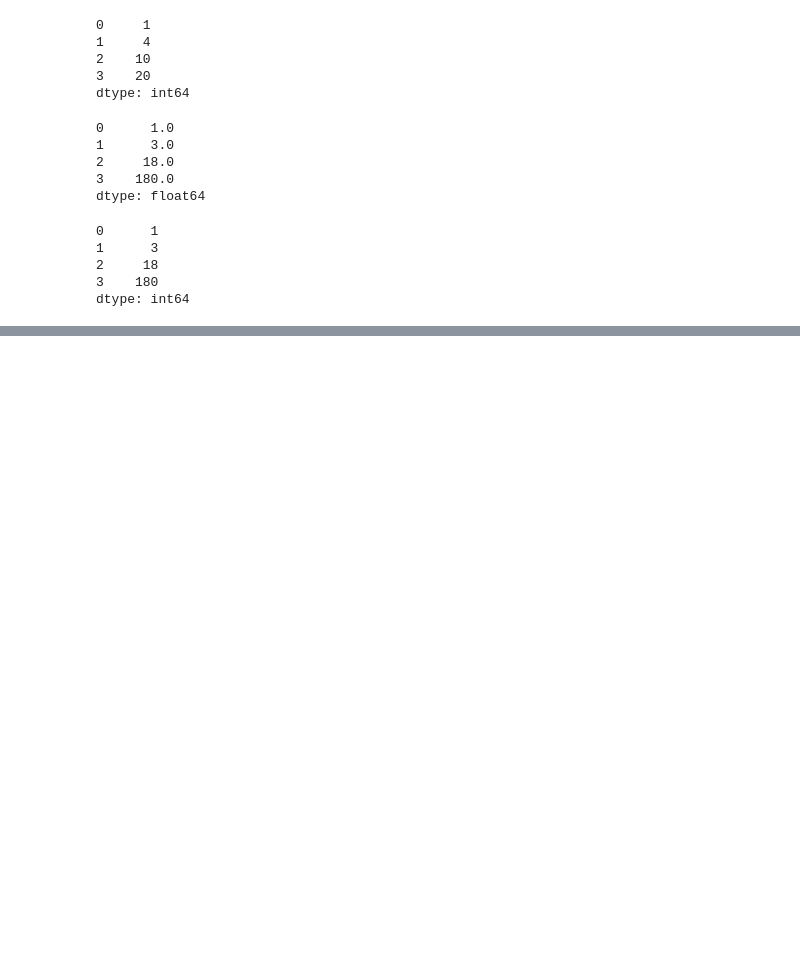
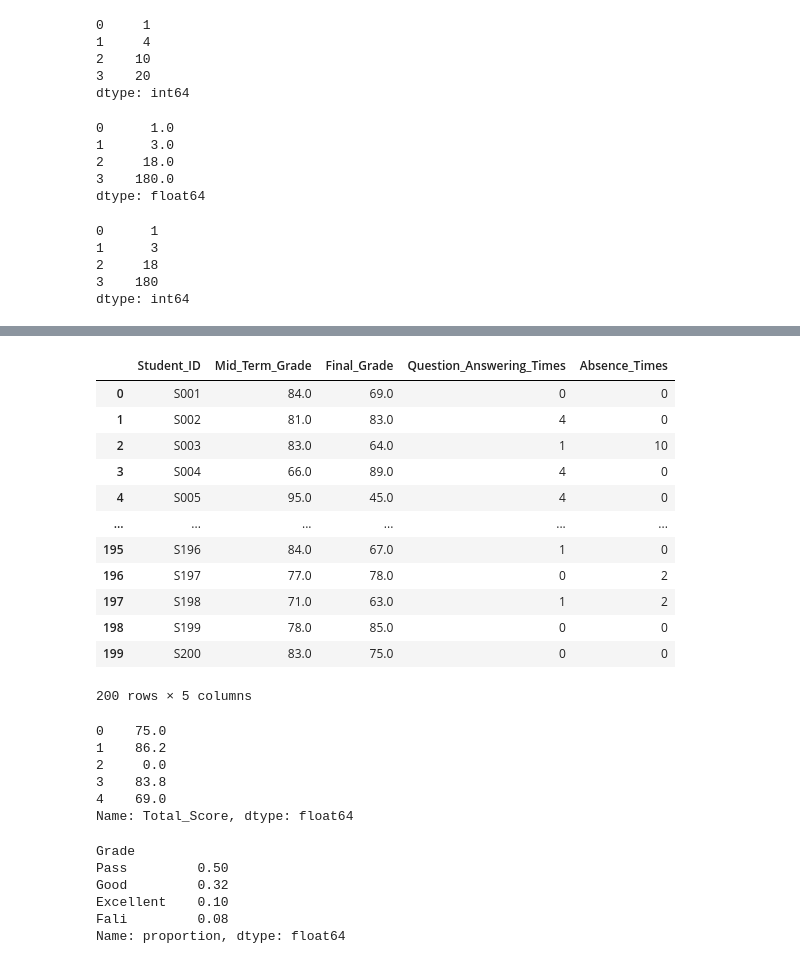
Before and after one commit to jefferyhe2025/python_learning, a Jupyter notebook: pandas/pandas_base.ipynb, the cells around one changed output, grey strips where cells are left out. Drawn from its saved outputs; the diff is of its cells as text; code cells hidden in the pictures; blank space fills up the shorter version.

```diff
--- a/pandas/pandas_base.ipynb
+++ b/pandas/pandas_base.ipynb
@@ -806,0 +899,50 @@ dtype: int64
+# %%
+# 第一题
+stu = pd.read_csv('data_base/data/ch2/student_grade.csv')
+stu
+# s = stu.sort_values(list(df.columns[-2:]), ascending=[False, True]).Student_ID
+# s[s.index[0]]
+# %% [output]
+|  | Student_ID | Mid_Term_Grade | Final_Grade | Question_Answering_Times | Absence_Times |
+| 0 | S001 | 84.0 | 69.0 | 0 | 0 |
+| 1 | S002 | 81.0 | 83.0 | 4 | 0 |
+| 2 | S003 | 83.0 | 64.0 | 1 | 10 |
+| 3 | S004 | 66.0 | 89.0 | 4 | 0 |
+| 4 | S005 | 95.0 | 45.0 | 4 | 0 |
+| ... | ... | ... | ... | ... | ... |
+| 195 | S196 | 84.0 | 67.0 | 1 | 0 |
+| 196 | S197 | 77.0 | 78.0 | 0 | 2 |
+| 197 | S198 | 71.0 | 63.0 | 1 | 2 |
+| 198 | S199 | 78.0 | 85.0 | 0 | 0 |
+| 199 | S200 | 83.0 | 75.0 | 0 | 0 |
+200 rows × 5 columns
+# %%
+# 第二题
+s = stu.Mid_Term_Grade * 0.4 + stu.Final_Grade * 0.6
+s += stu.Question_Answering_Times.clip(0,10) - stu.Absence_Times * 5
+s = s.where(stu.Absence_Times <=5,0).clip(0,100)
+stu['Total_Score'] = s
+stu.Total_Score.head()
+# %% [output]
+0    75.0
+1    86.2
+2     0.0
+3    83.8
+4    69.0
+Name: Total_Score, dtype: float64
+# %%
+# 第三题
+grade_dict = {0:'Fali',1:'Pass',2:'Good',3:'Excellent'}
+stu['Grade'] = (
+(stu.Total_Score>=90) * 1
++(stu.Total_Score>=80) * 1
++(stu.Total_Score>=60) * 1
+).replace(grade_dict)
+stu['Grade'].value_counts(normalize=True)
+# %% [output]
+Grade
+Pass         0.50
+Good         0.32
+Excellent    0.10
+Fali         0.08
+Name: proportion, dtype: float64
```
Also changed, not shown: parts of 8 cells of this notebook.
